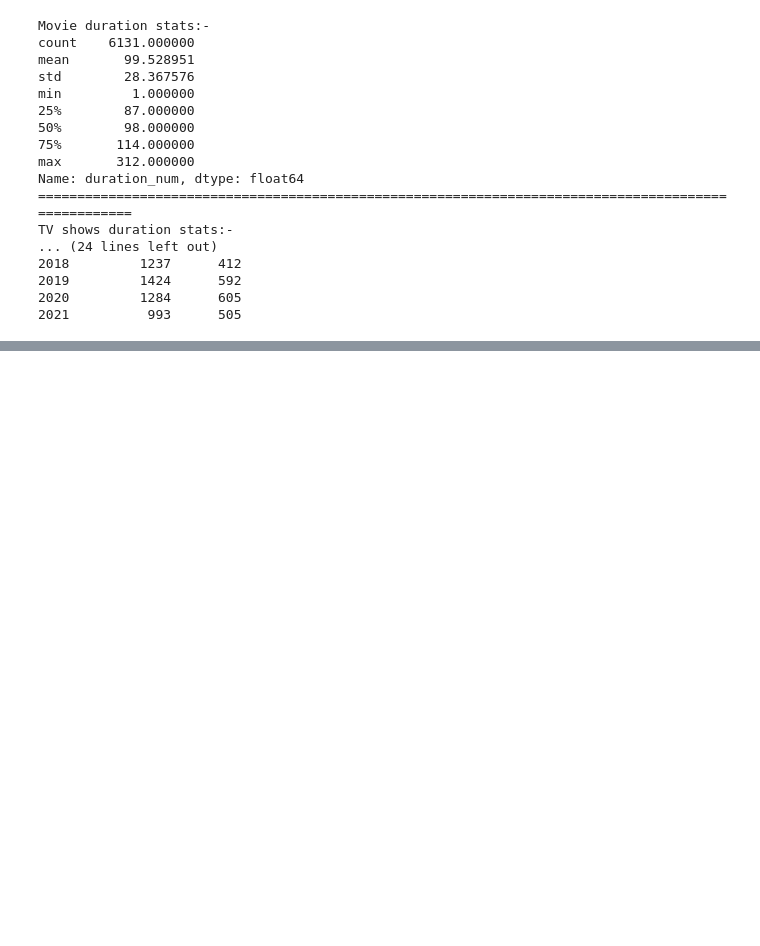
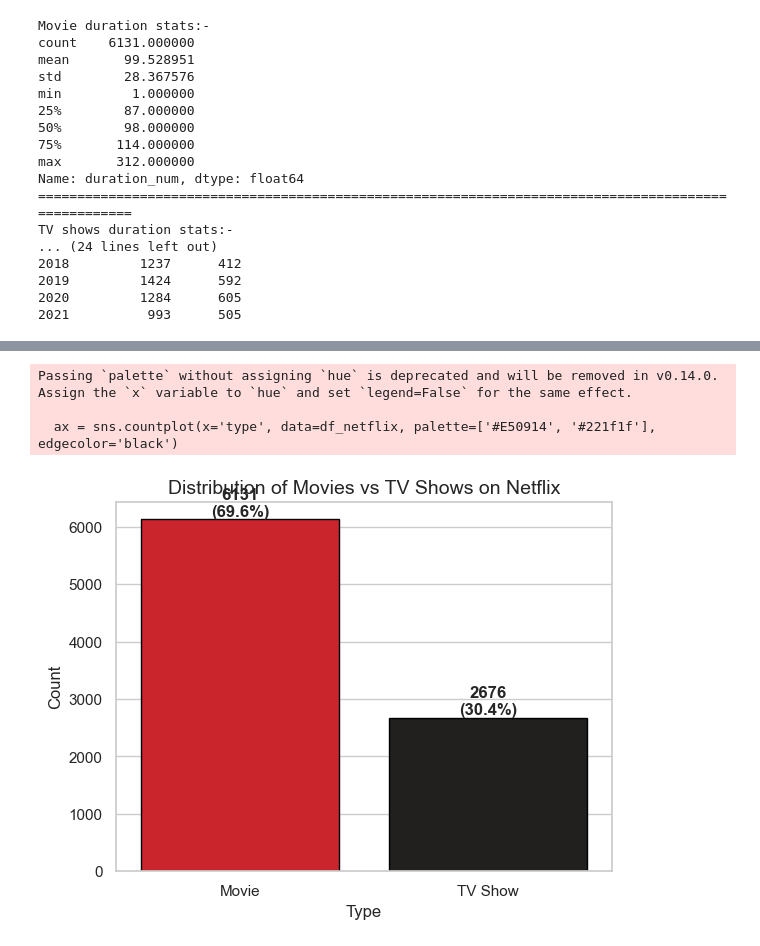
Before and after one commit to Ramcharan-AIML/Matplotlib_Problem_Solving, a Jupyter notebook: Seaborn_Practice.ipynb, the cells around one changed output, grey strips where cells are left out. Cells and saved outputs as stored; diff of their text form; code cells hidden in the pictures; blank space fills up the shorter version.

```diff
--- a/Seaborn_Practice.ipynb
+++ b/Seaborn_Practice.ipynb
@@ -629,0 +655,26 @@ TV shows duration stats:-
+# %%
+# SHOWING THE PERCENTAGE TOP OF THE BARS
+
+import seaborn as sns
+import matplotlib.pyplot as plt
+
+ax = sns.countplot(x='type', data=df_netflix, palette=['#E50914', '#221f1f'], edgecolor='black')
+
+# Add count and percentage labels on top of bars
+total = len(df_netflix)
+for p in ax.patches:
+    count = int(p.get_height())
+    percentage = f'{100 * count / total:.1f}%'
+    ax.annotate(f'{count}\n({percentage})',
+                (p.get_x() + p.get_width() / 2., p.get_height()),
+                ha='center', va='bottom', fontsize=12, fontweight='bold')
+
+plt.title('Distribution of Movies vs TV Shows on Netflix', fontsize=14)
+plt.xlabel('Type')
+plt.ylabel('Count')
+plt.show()
+# %% [output]
+Passing `palette` without assigning `hue` is deprecated and will be removed in v0.14.0. Assign the `x` variable to `hue` and set `legend=False` for the same effect.
+
+  ax = sns.countplot(x='type', data=df_netflix, palette=['#E50914', '#221f1f'], edgecolor='black')
+[figure, added]
```
Also changed, not shown: parts of 8 cells of this notebook.
